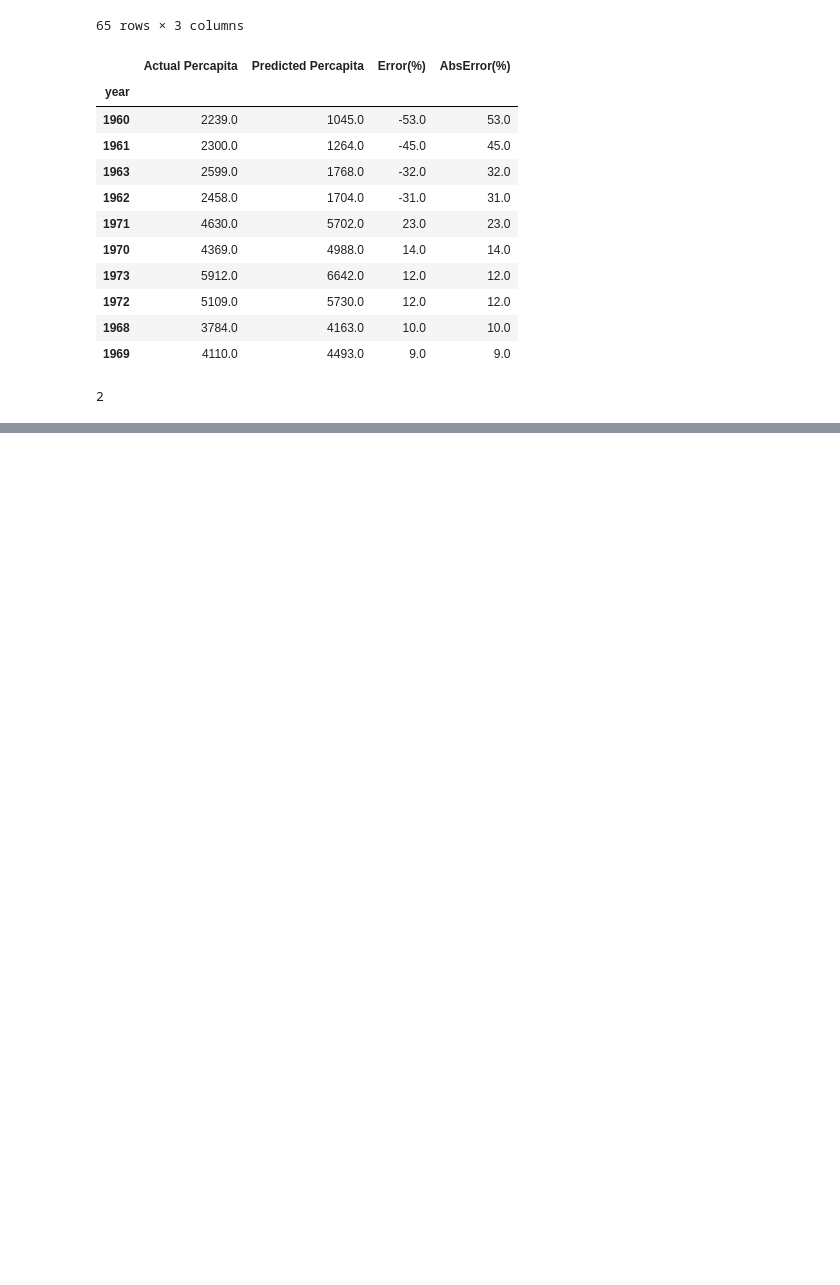
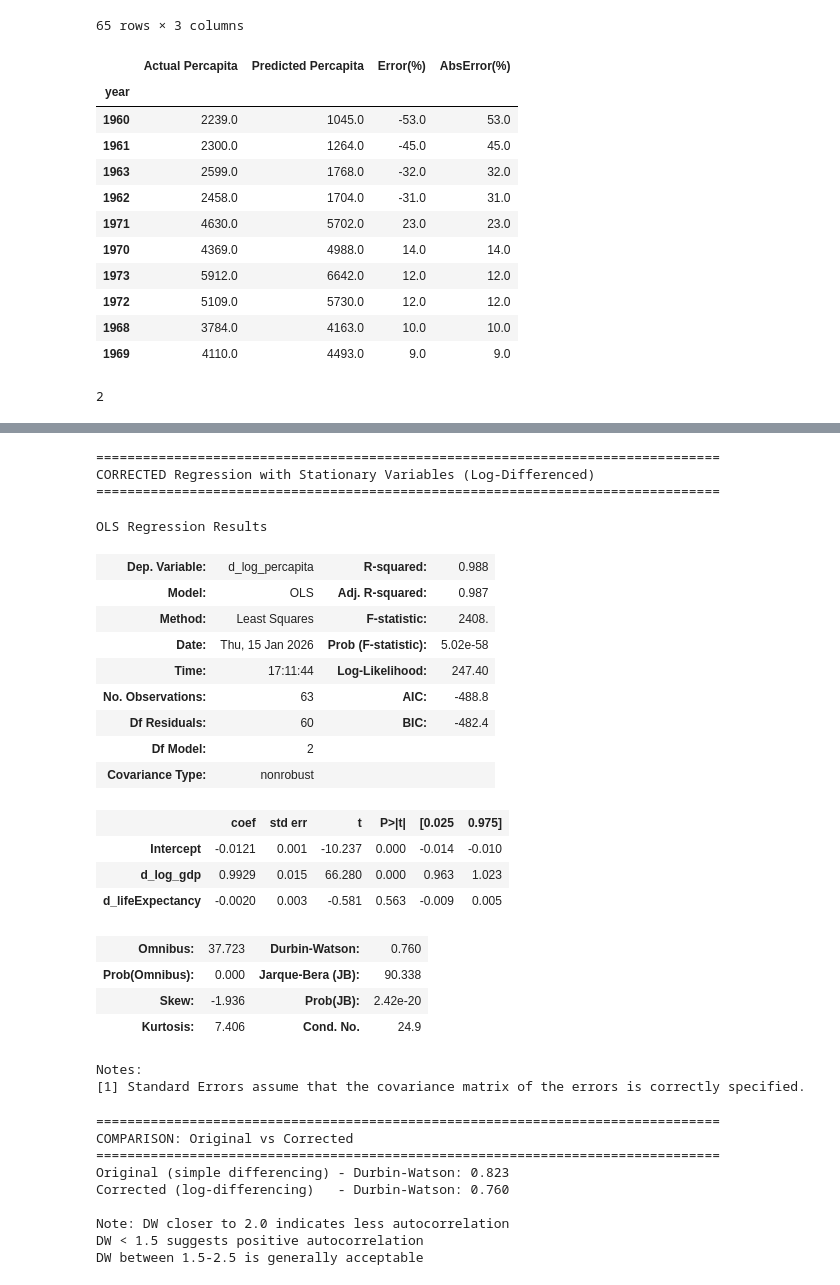
Before and after one commit to webdev408/ML-Canadian-Economic-Predictions-time-series-data, a Jupyter notebook: start.ipynb, the cells around one changed output, grey strips where cells are left out. Drawn from its saved outputs; the diff is of its cells as text; code cells hidden in the pictures; blank space fills up the shorter version.

Commit message:
added an autocorrelation detection section

```diff
--- a/start.ipynb
+++ b/start.ipynb
@@ -226,0 +385,14 @@ display(round(render_table.nlargest(10, 'AbsError(%)')),2)
+# %%
+# Try with lower maxlag - AIC might be selecting too many lags
+# Using maxlag=1 to force fewer lags in the test
+log_diff_vars = ['d_log_percapita', 'd_log_gdp', 'd_lifeExpectancy']
+log_diff_clean = diff_df.dropna()
+adf_log_results_1lag = [adf_test(log_diff_clean[var], var, maxlag=1) for var in log_diff_vars]
+adf_log_df_1lag = pd.DataFrame(adf_log_results_1lag)
+
+print("====== ADF Test for LOG-DIFFERENCED Variables (maxlag=1) ======")
+print(adf_log_df_1lag[['variable','ADF Statistic', 'P-Value', 'Lags Used', 'Stationary']])
+print('--'*60)
+print("Critical Value Reference")
+print(adf_log_df_1lag[['variable', 'Critical 1%', 'Critical 5%','Critical 10%']].to_string(index=False))
+print("\nNote: Lower lags can give different stationarity results")
@@ -226,0 +413,57 @@ display(round(render_table.nlargest(10, 'AbsError(%)')),2)
+# %%
+# Now run regression with stationary log-differenced variables
+from statsmodels.stats.stattools import durbin_watson
+
+log_diff_formula = 'd_log_percapita ~ d_log_gdp + d_lifeExpectancy'
+log_diff_reg = smf.ols(log_diff_formula, data=log_diff_clean).fit()
+
+print("="*80)
+print("CORRECTED Regression with Stationary Variables (Log-Differenced)")
+print("="*80)
+display(log_diff_reg.summary())
+
+# Calculate Durbin-Watson stats
+dw_original = durbin_watson(diff_reg.resid)
+dw_corrected = durbin_watson(log_diff_reg.resid)
+
+print("\n" + "="*80)
+print("COMPARISON: Original vs Corrected")
+print("="*80)
+print(f"Original (simple differencing) - Durbin-Watson: {dw_original:.3f}")
+print(f"Corrected (log-differencing)   - Durbin-Watson: {dw_corrected:.3f}")
+print(f"\nNote: DW closer to 2.0 indicates less autocorrelation")
+print("DW < 1.5 suggests positive autocorrelation")
+print("DW between 1.5-2.5 is generally acceptable")
+# %% [output]
+================================================================================
+CORRECTED Regression with Stationary Variables (Log-Differenced)
+================================================================================
+OLS Regression Results
+| Dep. Variable: | d_log_percapita | R-squared: | 0.988 |
+| Model: | OLS | Adj. R-squared: | 0.987 |
+| Method: | Least Squares | F-statistic: | 2408. |
+| Date: | Thu, 15 Jan 2026 | Prob (F-statistic): | 5.02e-58 |
+| Time: | 17:11:44 | Log-Likelihood: | 247.40 |
+| No. Observations: | 63 | AIC: | -488.8 |
+| Df Residuals: | 60 | BIC: | -482.4 |
+| Df Model: | 2 |  |  |
+| Covariance Type: | nonrobust |  |  |
+|  | coef | std err | t | P>|t| | [0.025 | 0.975] |
+| Intercept | -0.0121 | 0.001 | -10.237 | 0.000 | -0.014 | -0.010 |
+| d_log_gdp | 0.9929 | 0.015 | 66.280 | 0.000 | 0.963 | 1.023 |
+| d_lifeExpectancy | -0.0020 | 0.003 | -0.581 | 0.563 | -0.009 | 0.005 |
+| Omnibus: | 37.723 | Durbin-Watson: | 0.760 |
+| Prob(Omnibus): | 0.000 | Jarque-Bera (JB): | 90.338 |
+| Skew: | -1.936 | Prob(JB): | 2.42e-20 |
+| Kurtosis: | 7.406 | Cond. No. | 24.9 |
+Notes:
+[1] Standard Errors assume that the covariance matrix of the errors is correctly specified.
+================================================================================
+COMPARISON: Original vs Corrected
+================================================================================
+Original (simple differencing) - Durbin-Watson: 0.823
+Corrected (log-differencing)   - Durbin-Watson: 0.760
+
+Note: DW closer to 2.0 indicates less autocorrelation
+DW < 1.5 suggests positive autocorrelation
+DW between 1.5-2.5 is generally acceptable
```
Also changed, not shown: parts of 18 cells of this notebook.
